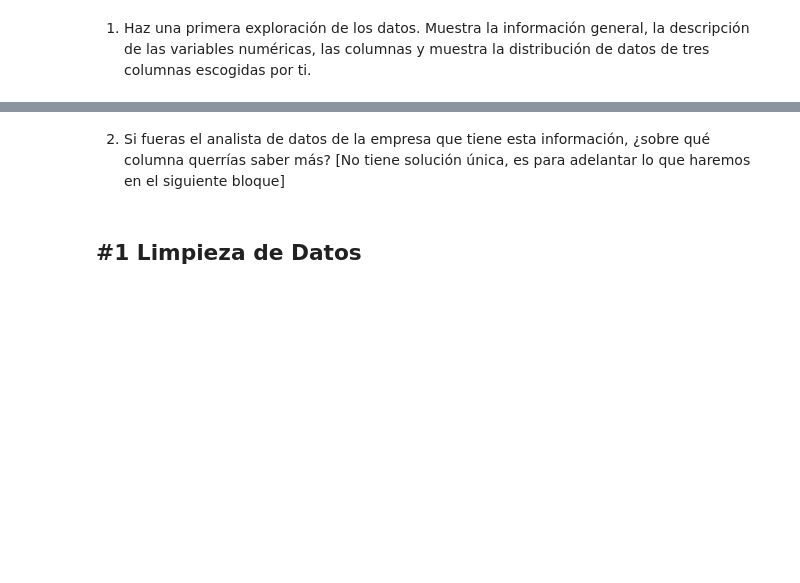
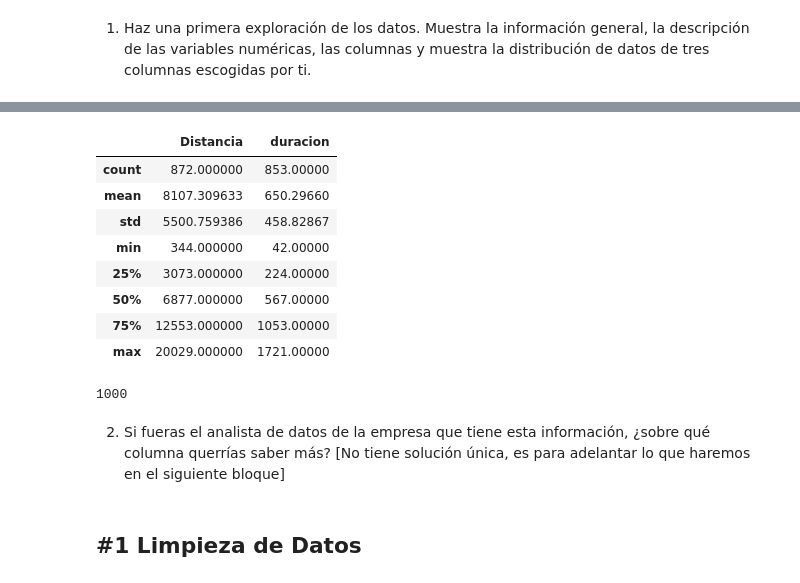
Before and after one commit to MirenA83/ONLINE_DS_THEBRIDGE_MIREN, a Jupyter notebook: ejercicios/sprint 4/unidad 2/practica obligatoria unidad 2/18_Practica_Obligatoria_Pandas_II.ipynb, the cells around one changed output, grey strips where cells are left out. Cells and saved outputs as stored; diff of their text form; code cells hidden in the pictures; blank space fills up the shorter version.

```diff
--- a/ejercicios/sprint 4/unidad 2/practica obligatoria unidad 2/18_Practica_Obligatoria_Pandas_II.ipynb
+++ b/ejercicios/sprint 4/unidad 2/practica obligatoria unidad 2/18_Practica_Obligatoria_Pandas_II.ipynb
@@ -23,3 +58,20 @@ FileNotFoundError: [Errno 2] No such file or directory: './data/dataset_viajes.c
+# %%
+df_viajes_aereos.describe()
+# %% [output]
+|  | Distancia | duracion |
+| count | 872.000000 | 853.00000 |
+| mean | 8107.309633 | 650.29660 |
+| std | 5500.759386 | 458.82867 |
+| min | 344.000000 | 42.00000 |
+| 25% | 3073.000000 | 224.00000 |
+| 50% | 6877.000000 | 567.00000 |
+| 75% | 12553.000000 | 1053.00000 |
+| max | 20029.000000 | 1721.00000 |
+# %%
+#numero de viajes
+print(len(df_viajes_aereos))
+# %% [output]
+1000
 # %% [markdown]
 2. Si fueras el analista de datos de la empresa que tiene esta información, ¿sobre qué columna querrías saber más? [No tiene solución única, es para adelantar lo que haremos en el siguiente bloque]
 # %% [markdown]
```
Also changed, not shown: parts of 2 cells of this notebook.
